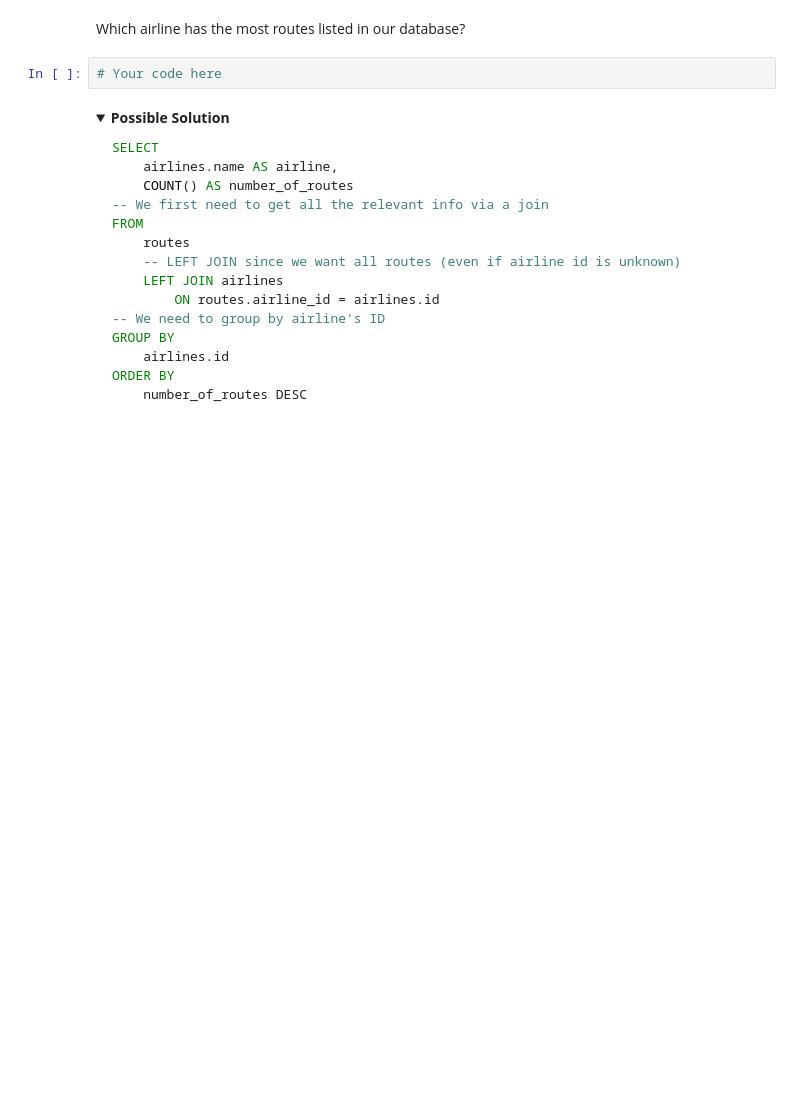
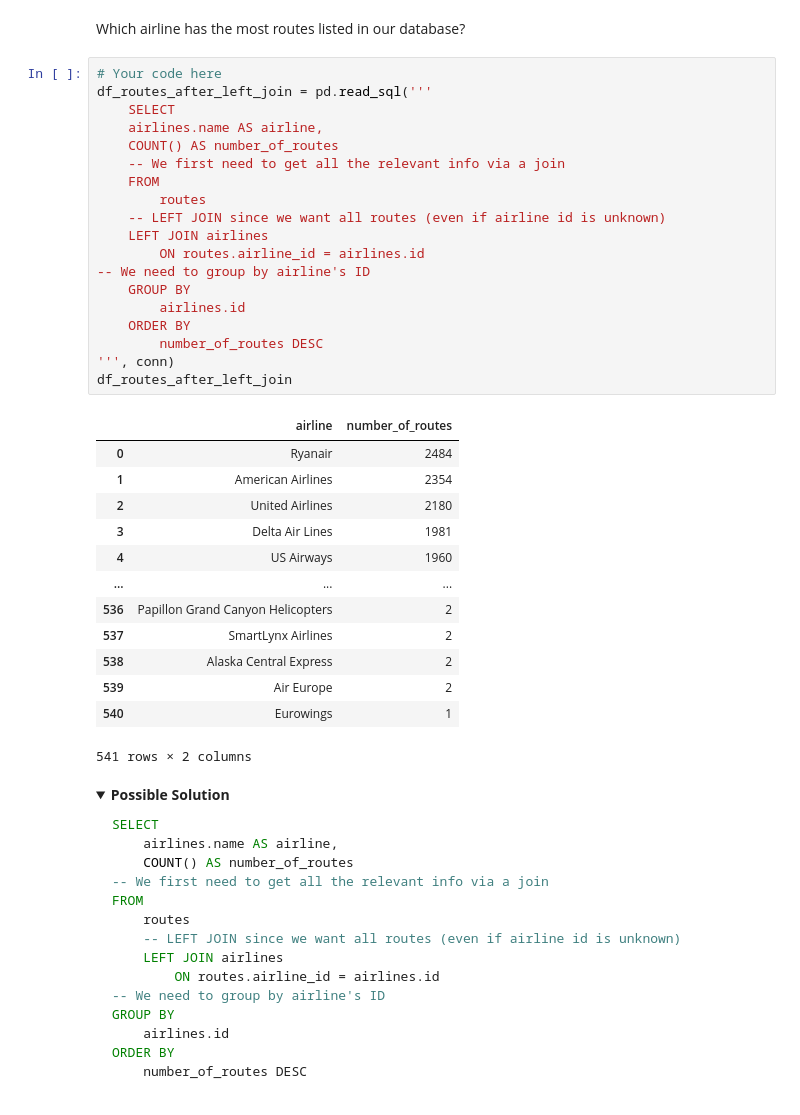
Before and after one commit to DenizzEmre/NTL-DS-080723, a Jupyter notebook: 2phase/sql_joins_aggs.ipynb, the cells around one changed output. Cells and saved outputs as stored; diff of their text form; folded sections open; blank space fills up the shorter version.

```diff
--- a/2phase/sql_joins_aggs.ipynb
+++ b/2phase/sql_joins_aggs.ipynb
@@ -474,8 +723,39 @@ df_routes_after_left_join.shape
 ## Exercise: Joins
 # %% [markdown]
 Which airline has the most routes listed in our database?
-# %%
-# Your code here
+# %%
+# Your code here
+df_routes_after_left_join = pd.read_sql('''
+    SELECT
+    airlines.name AS airline,
+    COUNT() AS number_of_routes
+    -- We first need to get all the relevant info via a join
+    FROM
+        routes
+    -- LEFT JOIN since we want all routes (even if airline id is unknown)
+    LEFT JOIN airlines
+        ON routes.airline_id = airlines.id
+-- We need to group by airline's ID
+    GROUP BY
+        airlines.id
+    ORDER BY
+        number_of_routes DESC
+''', conn)
+df_routes_after_left_join
+# %% [output]
+|  | airline | number_of_routes |
+| 0 | Ryanair | 2484 |
+| 1 | American Airlines | 2354 |
+| 2 | United Airlines | 2180 |
+| 3 | Delta Air Lines | 1981 |
+| 4 | US Airways | 1960 |
+| ... | ... | ... |
+| 536 | Papillon Grand Canyon Helicopters | 2 |
+| 537 | SmartLynx Airlines | 2 |
+| 538 | Alaska Central Express | 2 |
+| 539 | Air Europe | 2 |
+| 540 | Eurowings | 1 |
+541 rows × 2 columns
 # %% [markdown]
 <details>
     <summary><b>Possible Solution</b></summary>
```
Also changed, not shown: parts of 29 cells of this notebook.
